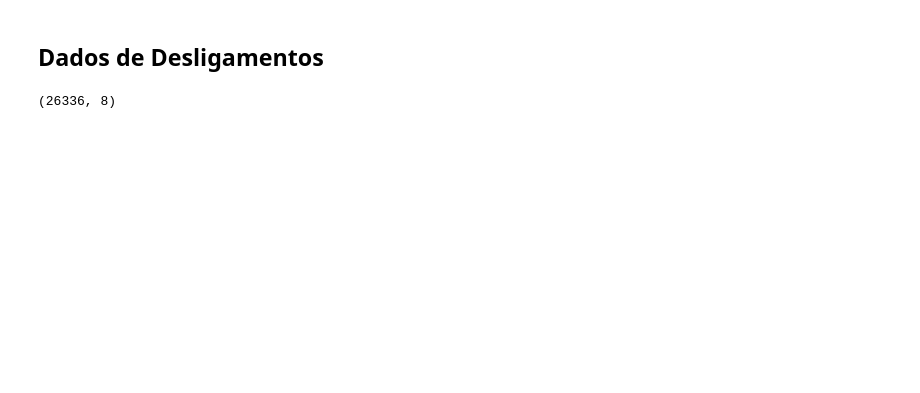
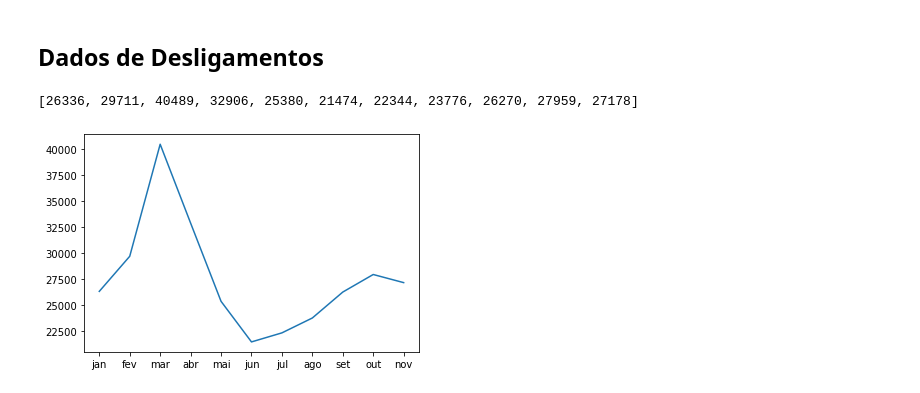
Before and after one commit to emariot/CAGED-CWB, a Jupyter notebook: Novo Caged.ipynb, the cells around one changed output. Drawn from its saved outputs; the diff is of its cells as text; code cells hidden in the pictures; blank space fills up the shorter version.

```diff
--- a/Novo Caged.ipynb
+++ b/Novo Caged.ipynb
@@ -161,6 +174,18 @@ data[0][data[0]['descricao'].str.contains('ADM', regex=False)].shape
 # %% [markdown]
 ## Dados de Desligamentos
 # %%
-data[0][data[0]['descricao'].str.contains('DES', regex=False)].shape
+des = []
+for i in range(len(data)):
+    d = data[i][data[i]['descricao'].str.contains('DES', regex=False)].shape[0]
+    des.append(d)
-# %% [output]
-(26336, 8)
+# %%
+des
+# %% [output]
+[26336, 29711, 40489, 32906, 25380, 21474, 22344, 23776, 26270, 27959, 27178]
+# %%
+des = pd.DataFrame(des, index=mon)
+# %%
+plt.plot(des)
+plt.show()
+# %% [output]
+[figure, added]
```
Also changed, not shown: parts of 9 cells of this notebook.
